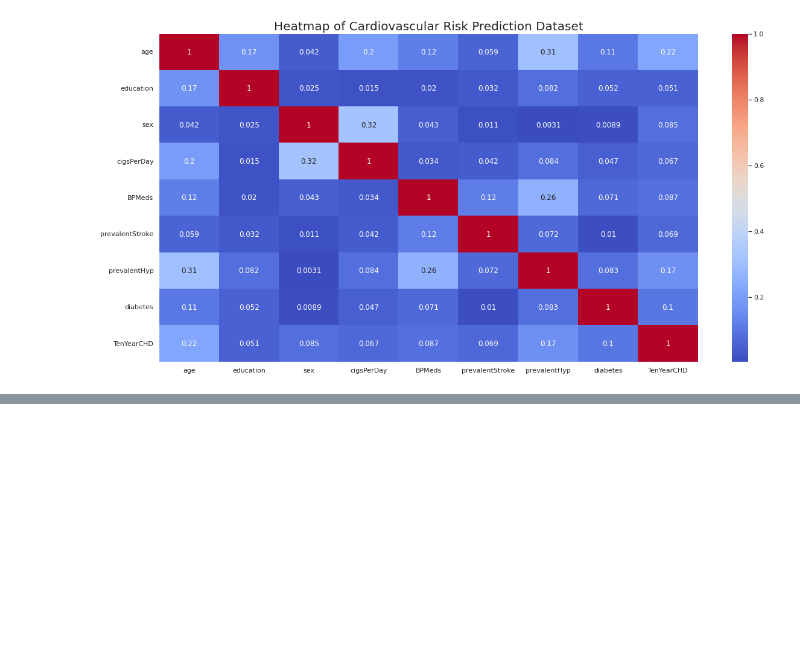
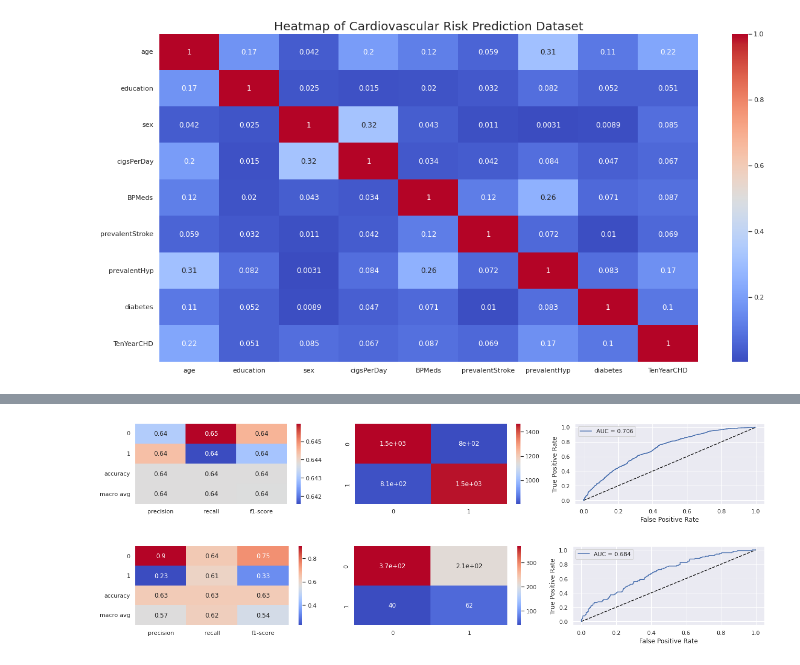
Before and after one commit to Kousikdutta1/Cardiovascular-Risk-Prediction, a Jupyter notebook: Kousik_Dutta_Cardiovascular_Risk_Prediction_Capstone_Project_.ipynb, the cells around one changed output, grey strips where cells are left out. Cells and saved outputs as stored; diff of their text form; code cells hidden in the pictures; blank space fills up the shorter version.

Commit message:
Fifth Commit Cardiovascular Risk Prediction

```diff
--- a/Kousik_Dutta_Cardiovascular_Risk_Prediction_Capstone_Project_.ipynb
+++ b/Kousik_Dutta_Cardiovascular_Risk_Prediction_Capstone_Project_.ipynb
@@ -682,0 +855,14 @@ plt.show();
+# %%
+# Let's Scale the independent variables
+
+scaler = MinMaxScaler()
+
+X_train_scale = scaler.fit_transform(X_train)
+X_st_scale = scaler.fit_transform(X_smotetomek)
+X_test_scale = scaler.transform(X_test)
+# %%
+# Let's convert the array to DataFrame
+
+X_train_scale = pd.DataFrame(X_train_scale, columns = X_train.columns)
+X_st_scale  = pd.DataFrame(X_st_scale, columns = X_smotetomek.columns)
+X_test_scale = pd.DataFrame(X_test_scale, columns = X_test.columns)
@@ -682,0 +962,38 @@ plt.show();
+# %%
+
+for x , y_act in ((X_st_scale, y_smotetomek), (X_test_scale, y_test)) :
+
+  # Getting required metrics
+    pred = lrg.predict(x)
+    pred_proba = lrg.predict_proba(x)[:,1]
+    report = pd.DataFrame(classification_report(y_pred=pred, y_true=y_act, output_dict=True))
+    fpr, tpr, thresholds = roc_curve(y_act, pred_proba)
+
+
+    # Classification report
+    plt.figure(figsize=(18,3))
+    plt.subplot(1,3,1)
+    sns.heatmap(report.iloc[:-1, :-1].T, annot=True, cmap='coolwarm')
+    #plt.title(f'{label} Report')
+
+    # Confusion Matrix
+    plt.subplot(1,3,2)
+    sns.heatmap(confusion_matrix(y_true=y_act, y_pred= pred), annot=True, cmap='coolwarm')
+    #plt.title(f'{label} Confusion Matrix')
+    #plt.xlabel('Predicted labels')
+    #plt.ylabel('Actual labels')
+
+    # AUC_ROC Curve
+    plt.subplot(1,3,3)
+    plt.plot([0,1],[0,1],'k--')
+    plt.plot(fpr,tpr,label=f'AUC = {np.round(np.trapz(tpr,fpr),3)}')
+    plt.legend(loc = 'upper left')
+    #plt.title(f'{label} AUC_ROC Curve')
+    plt.xlabel('False Positive Rate')
+    plt.ylabel('True Positive Rate')
+    plt.tight_layout()
+
+plt.show()
+# %% [output]
+[figure, added]
+[figure, added]
```
Also changed, not shown: parts of 40 cells of this notebook.
